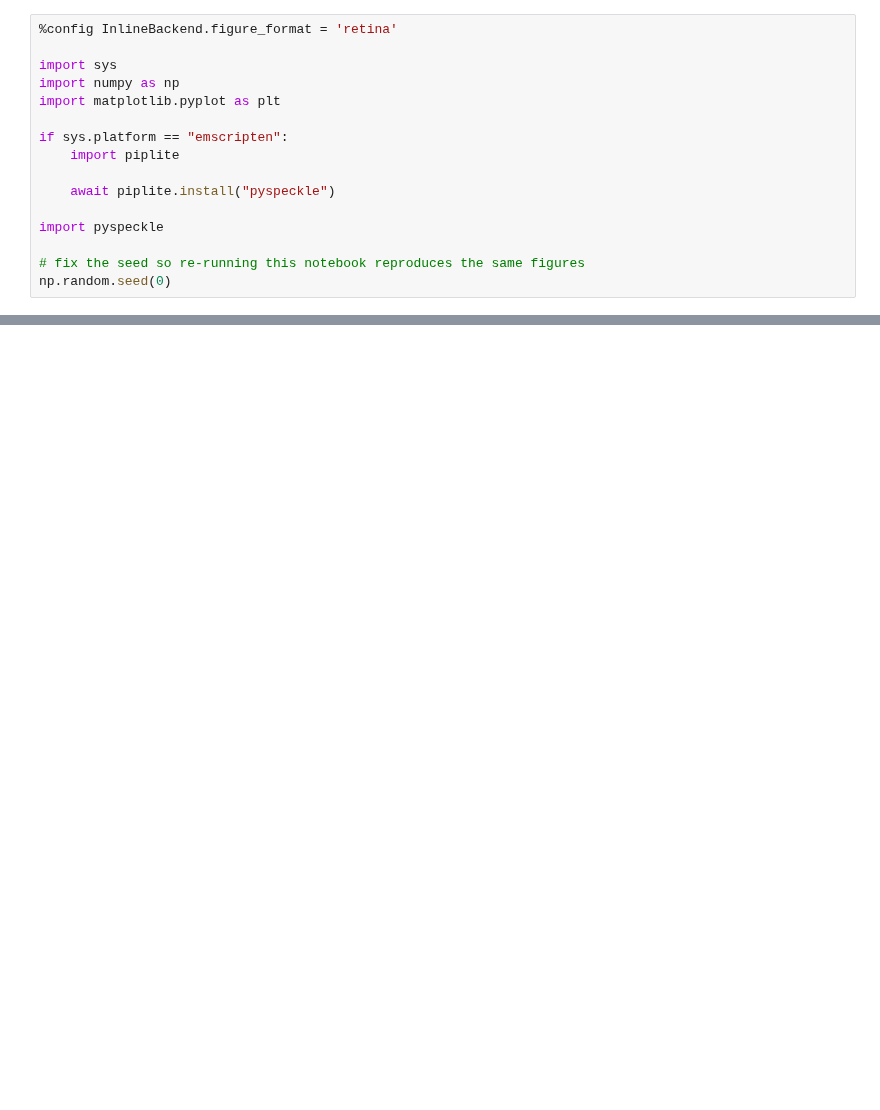
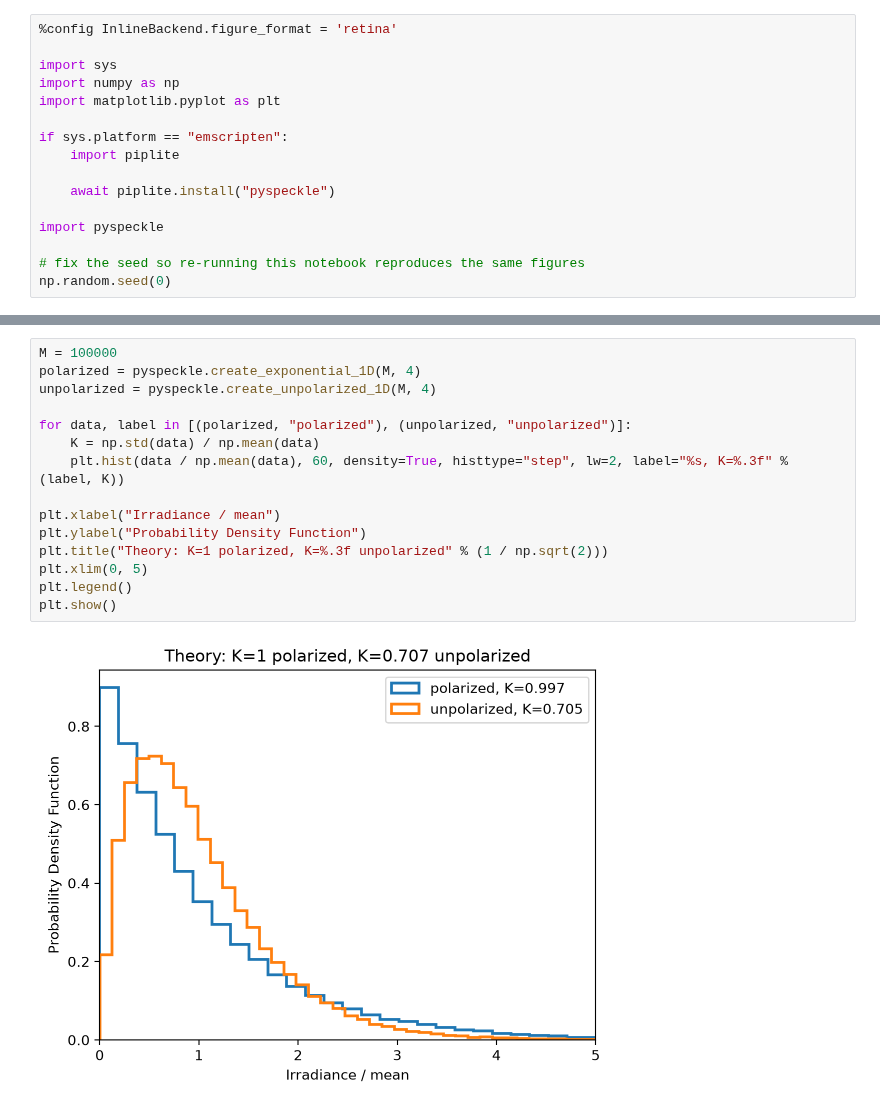
Before and after one commit to scottprahl/pyspeckle, a Jupyter notebook: docs/0-One-Dim-Speckle-Basics.ipynb, the cells around one changed output, grey strips where cells are left out. Cells and saved outputs as stored; diff of their text form; blank space fills up the shorter version.

```diff
--- a/docs/0-One-Dim-Speckle-Basics.ipynb
+++ b/docs/0-One-Dim-Speckle-Basics.ipynb
@@ -252,0 +110,17 @@ plt.show()
+# %%
+M = 100000
+polarized = pyspeckle.create_exponential_1D(M, 4)
+unpolarized = pyspeckle.create_unpolarized_1D(M, 4)
+
+for data, label in [(polarized, "polarized"), (unpolarized, "unpolarized")]:
+    K = np.std(data) / np.mean(data)
+    plt.hist(data / np.mean(data), 60, density=True, histtype="step", lw=2, label="%s, K=%.3f" % (label, K))
+
+plt.xlabel("Irradiance / mean")
+plt.ylabel("Probability Density Function")
+plt.title("Theory: K=1 polarized, K=%.3f unpolarized" % (1 / np.sqrt(2)))
+plt.xlim(0, 5)
+plt.legend()
+plt.show()
+# %% [output]
+[figure, added]
```
Also changed, not shown: parts of 32 cells of this notebook, 4 other files.
